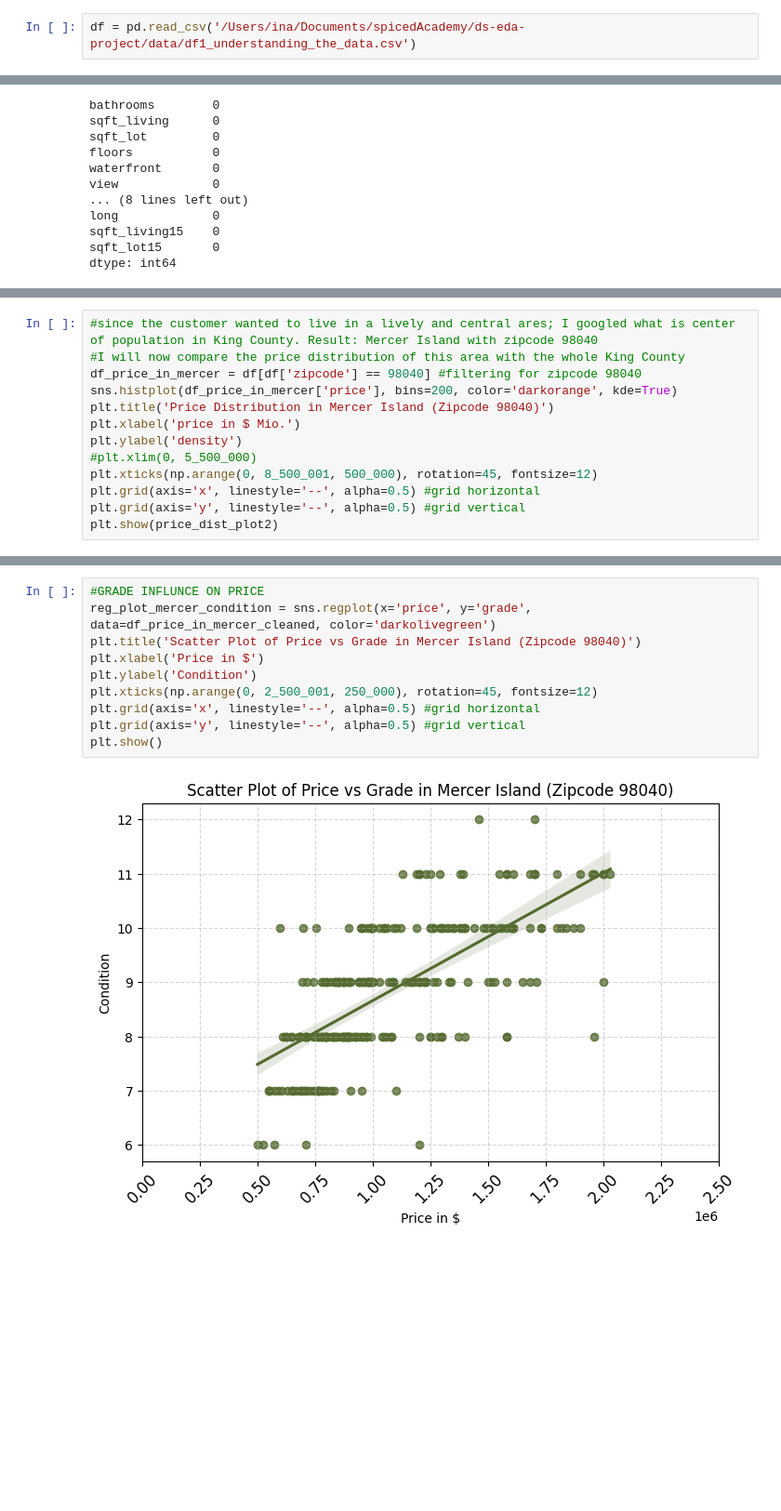
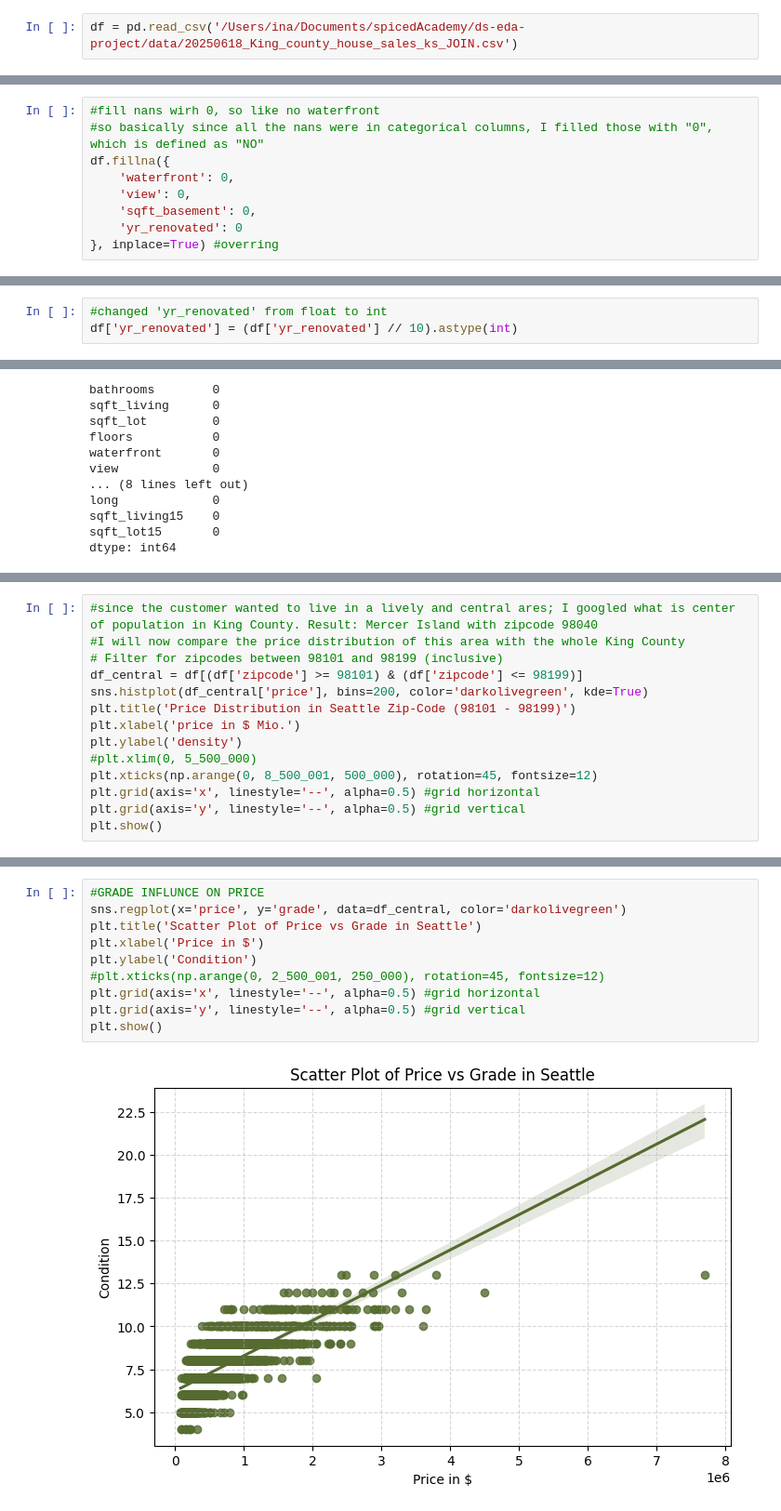
Before and after one commit to In-mil/ds-eda-project, a Jupyter notebook: notebooks/4_Customer_assignment_ NJ.ipynb, the cells around one changed output, grey strips where cells are left out. Shown at 93% size. Saved outputs shown, nothing was run; the diff lists cells and outputs as text; blank space fills up the shorter version.

```diff
--- a/notebooks/4_Customer_assignment_ NJ.ipynb
+++ b/notebooks/4_Customer_assignment_ NJ.ipynb
@@ -17,4 +17,4 @@ plt.rcParams["figure.facecolor"]= "w"
 pd.plotting.register_matplotlib_converters()
 pd.set_option('display.float_format', lambda x: '%.3f' % x)
 # %%
-df = pd.read_csv('/Users/ina/Documents/spicedAcademy/ds-eda-project/data/df1_understanding_the_data.csv')
+df = pd.read_csv('/Users/ina/Documents/spicedAcademy/ds-eda-project/data/20250618_King_county_house_sales_ks_JOIN.csv')
@@ -38,4 +50,13 @@ Data columns (total 23 columns):
  22  sqft_lot15     21597 non-null  float64
 dtypes: float64(15), int64(7), object(1)
 memory usage: 3.8+ MB
+# %%
+#fill nans wirh 0, so like no waterfront
+#so basically since all the nans were in categorical columns, I filled those with "0", which is defined as "NO"
+df.fillna({
+    'waterfront': 0,
+    'view': 0,
+    'sqft_basement': 0,
+    'yr_renovated': 0
+}, inplace=True) #overring
 # %%
@@ -62,3 +65,6 @@ memory usage: 3.8 MB
+# %%
+#changed 'yr_renovated' from float to int
+df['yr_renovated'] = (df['yr_renovated'] // 10).astype(int)
 # %%
 df.isnull().sum()
 # %% [output]
@@ -97,14 +103,15 @@ plt.show(price_dist_plot)
 # %%
 #since the customer wanted to live in a lively and central ares; I googled what is center of population in King County. Result: Mercer Island with zipcode 98040
 #I will now compare the price distribution of this area with the whole King County
-df_price_in_mercer = df[df['zipcode'] == 98040] #filtering for zipcode 98040
-sns.histplot(df_price_in_mercer['price'], bins=200, color='darkorange', kde=True)
-plt.title('Price Distribution in Mercer Island (Zipcode 98040)')
+# Filter for zipcodes between 98101 and 98199 (inclusive)
+df_central = df[(df['zipcode'] >= 98101) & (df['zipcode'] <= 98199)]
+sns.histplot(df_central['price'], bins=200, color='darkolivegreen', kde=True)
+plt.title('Price Distribution in Seattle Zip-Code (98101 - 98199)')
 plt.xlabel('price in $ Mio.')
 plt.ylabel('density')
 #plt.xlim(0, 5_500_000)
 plt.xticks(np.arange(0, 8_500_001, 500_000), rotation=45, fontsize=12)
 plt.grid(axis='x', linestyle='--', alpha=0.5) #grid horizontal
 plt.grid(axis='y', linestyle='--', alpha=0.5) #grid vertical
-plt.show(price_dist_plot2)
+plt.show()
 # %% [output]
@@ -327,12 +349,12 @@ plt.show()
 # %%
 #GRADE INFLUNCE ON PRICE
-reg_plot_mercer_condition = sns.regplot(x='price', y='grade', data=df_price_in_mercer_cleaned, color='darkolivegreen')
-plt.title('Scatter Plot of Price vs Grade in Mercer Island (Zipcode 98040)')
+sns.regplot(x='price', y='grade', data=df_central, color='darkolivegreen')
+plt.title('Scatter Plot of Price vs Grade in Seattle')
 plt.xlabel('Price in $')
 plt.ylabel('Condition')
-plt.xticks(np.arange(0, 2_500_001, 250_000), rotation=45, fontsize=12)
+#plt.xticks(np.arange(0, 2_500_001, 250_000), rotation=45, fontsize=12)
 plt.grid(axis='x', linestyle='--', alpha=0.5) #grid horizontal
 plt.grid(axis='y', linestyle='--', alpha=0.5) #grid vertical
 plt.show()
 # %% [output]
-[figure, old version]
+[figure, new version]
```
Also changed, not shown: parts of 27 cells of this notebook, 6 other files.
